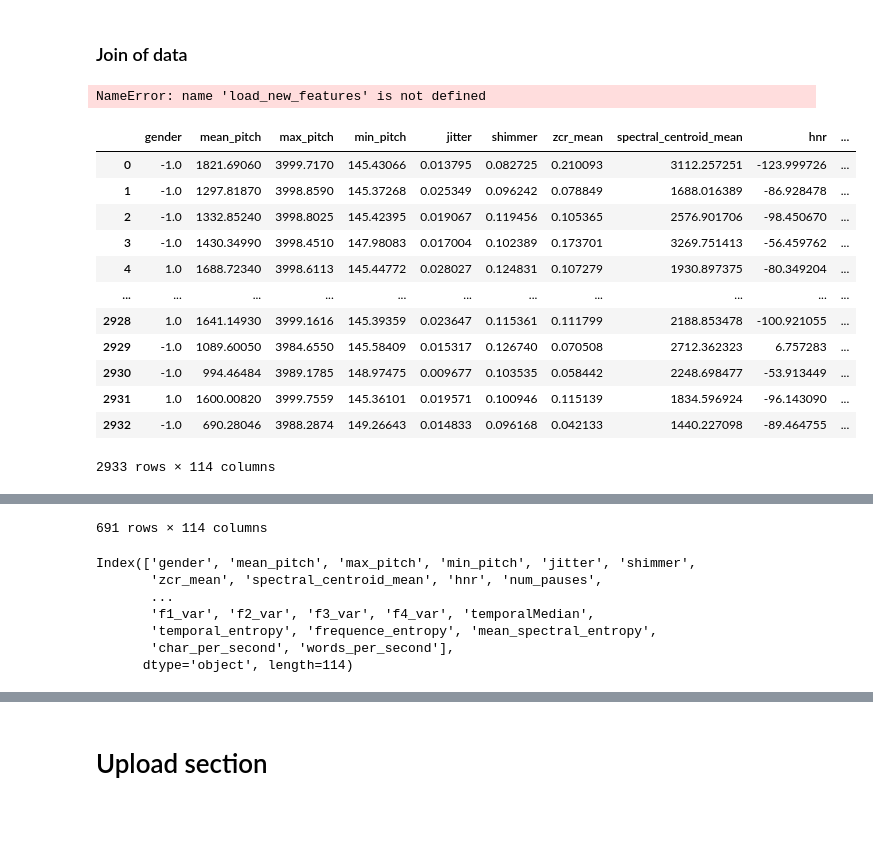
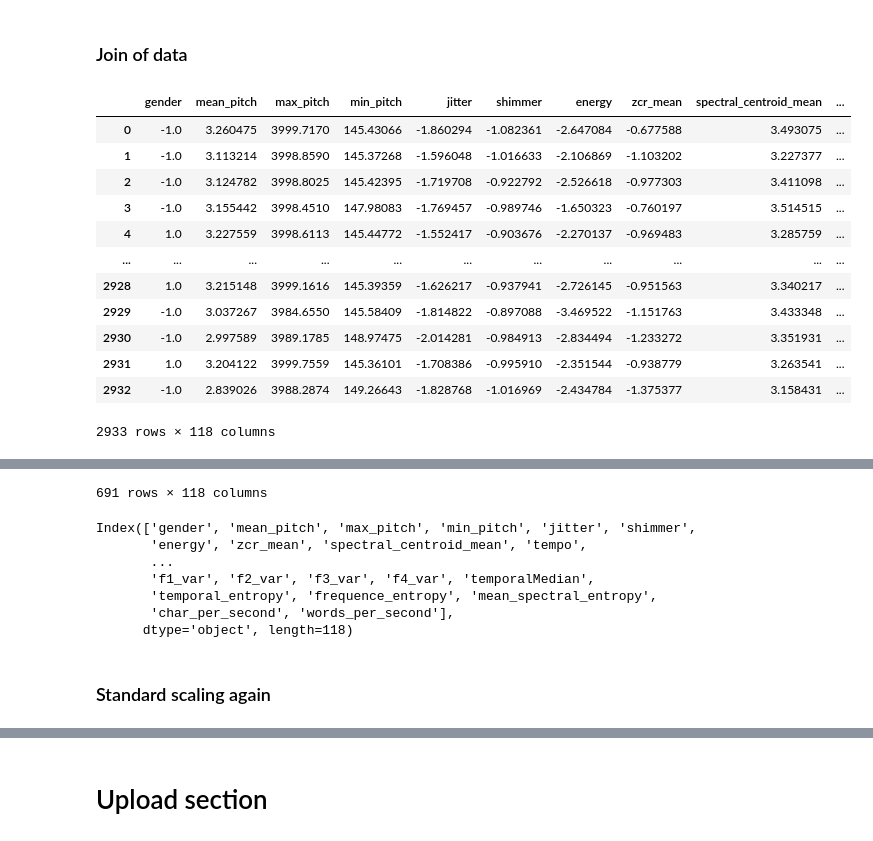
Before and after one commit to OTOTOTO02/Data-Science-Lab-process-and-methods-2024-25-WInter-Assignment, a Jupyter notebook: main.ipynb, the cells around one changed output, grey strips where cells are left out. Saved outputs shown, nothing was run; the diff lists cells and outputs as text; code cells hidden in the pictures.

```diff
--- a/main.ipynb
+++ b/main.ipynb
@@ -1854,16 +1205,15 @@ def load_features(dir, filter):
 
     return res
 # %%
-# filter = [1,1,0,0,1,0,0,0,1,1,1]
 filter = [1,1,1,0,1,0,0,1,1,1,1] # BEST FOR NOW
-# filter = [1,1,1,1,1,1,1,1,1,1,1]
 
-if COMPUTE_ALL:
+if COMPUTE_ALL_AUDIO_FEATURES:
     features_extracted_dev = extract_all_features(AUDIOS_DEVELOPMENT, audio_dev, extract_all_features_for_single_audio, n_jobs=-1)
+    formants = calc_macro_set_of_features(measureFormants, AUDIOS_DEVELOPMENT, audio_dev, 1)
+    features_extracted_dev = pd.concat([features_extracted_dev, formants], axis=1)
+
     save_features(features_extracted_dev, 'Features/dev/')
 else:
-    # features_extracted_dev = pd.read_csv('dev_features_extracted.csv', header=0, index_col=0)
-    # save_features(features_extracted_dev, 'Features/dev/')
     features_extracted_dev = load_features('Features/dev/', filter)
 
 features_extracted_dev.head()
@@ -1877,12 +1227,13 @@ features_extracted_dev.head()
 | 4 | 19.133583 | 463.564014 | 23.228543 | 965.0 | 1910.0 | 0.000036 | 0.005369 | ... |
 5 rows × 101 columns
 # %%
-if COMPUTE_ALL:
+if COMPUTE_ALL_AUDIO_FEATURES:
     features_extracted_eval = extract_all_features(AUDIOS_EVALUATION, audio_eval, extract_all_features_for_single_audio, n_jobs=-1)
+    formants = calc_macro_set_of_features(measureFormants, AUDIOS_EVALUATION, audio_eval, 1)
+    features_extracted_eval = pd.concat([features_extracted_eval, formants], axis=1)
+
     save_features(features_extracted_eval, 'Features/eval/')
 else:
-    # features_extracted_eval = pd.read_csv('eval_features_extracted.csv', header=0, index_col=0)
-    # save_features(features_extracted_eval, 'Features/eval/')
     features_extracted_eval = load_features('Features/eval/', filter)
 
 features_extracted_eval
@@ -1917,49 +1257,30 @@ def load_new_features(path):
-# %%
-features_extracted_dev = load_new_features('Features/dev/')
-features_extracted_eval = load_new_features('Features/eval/')
-
-display(features_extracted_dev.head())
-display(features_extracted_eval.head())
-# %% [output]
-NameError: name 'load_new_features' is not defined
 # %%
 step4_dev_df = pd.concat([no_age_dev_df, features_extracted_dev], axis=1)
-step4_eval_df = pd.concat([step3_log_eval_df, features_extracted_eval], axis=1) # BASTARDO NORMALIZZATO
-
-# step4_dev_df['word_per_second'] = step4_dev_df['num_words'] / step4_dev_df['audio_length']
-# step4_eval_df['word_per_second'] = step4_eval_df['num_words'] / step4_eval_df['audio_length']
-
-# step4_dev_df = step4_dev_df.drop(columns=['num_words', 'audio_length'], axis=1)
-# step4_eval_df = step4_eval_df.drop(columns=['num_words', 'audio_length'], axis=1)
-
-# variances = [col for col in step4_dev_df.columns if 'var' in col.split('_')]
-
-# step4_dev_df = step4_dev_df.drop(columns=variances, axis=1)
-# step4_eval_df = step4_eval_df.drop(columns=variances, axis=1)
+step4_eval_df = pd.concat([step3_log_eval_df, features_extracted_eval], axis=1)
 
 step4_dev_df['char_per_second'] = step4_dev_df['num_characters'] / step4_dev_df['audio_length']
 step4_eval_df['char_per_second'] = step4_eval_df['num_characters'] / step4_eval_df['audio_length']
 
 step4_dev_df['words_per_second'] = step4_dev_df['num_words'] / step4_dev_df['audio_length']
 step4_eval_df['words_per_second'] = step4_eval_df['num_words'] / step4_eval_df['audio_length']
 
-step4_dev_df = step4_dev_df.drop(columns=['num_characters', 'num_words', 'tempo', 'energy'], axis=1)
-step4_eval_df = step4_eval_df.drop(columns=['num_characters', 'num_words', 'tempo', 'energy'], axis=1)
+# step4_dev_df = step4_dev_df.drop(columns=['num_characters', 'num_words', 'tempo', 'energy'], axis=1)
+# step4_eval_df = step4_eval_df.drop(columns=['num_characters', 'num_words', 'tempo', 'energy'], axis=1)
 
 display(step4_dev_df)
 display(step4_eval_df)
 display(step4_dev_df.columns)
 # %% [output]
-|  | gender | mean_pitch | max_pitch | min_pitch | jitter | shimmer | zcr_mean | spectral_centroid_mean | hnr | ... |
-| 0 | -1.0 | 1821.69060 | 3999.7170 | 145.43066 | 0.013795 | 0.082725 | 0.210093 | 3112.257251 | -123.999726 | ... |
-| 1 | -1.0 | 1297.81870 | 3998.8590 | 145.37268 | 0.025349 | 0.096242 | 0.078849 | 1688.016389 | -86.928478 | ... |
-| 2 | -1.0 | 1332.85240 | 3998.8025 | 145.42395 | 0.019067 | 0.119456 | 0.105365 | 2576.901706 | -98.450670 | ... |
-| 3 | -1.0 | 1430.34990 | 3998.4510 | 147.98083 | 0.017004 | 0.102389 | 0.173701 | 3269.751413 | -56.459762 | ... |
-| 4 | 1.0 | 1688.72340 | 3998.6113 | 145.44772 | 0.028027 | 0.124831 | 0.107279 | 1930.897375 | -80.349204 | ... |
+|  | gender | mean_pitch | max_pitch | min_pitch | jitter | shimmer | energy | zcr_mean | spectral_centroid_mean | ... |
+| 0 | -1.0 | 3.260475 | 3999.7170 | 145.43066 | -1.860294 | -1.082361 | -2.647084 | -0.677588 | 3.493075 | ... |
+| 1 | -1.0 | 3.113214 | 3998.8590 | 145.37268 | -1.596048 | -1.016633 | -2.106869 | -1.103202 | 3.227377 | ... |
+| 2 | -1.0 | 3.124782 | 3998.8025 | 145.42395 | -1.719708 | -0.922792 | -2.526618 | -0.977303 | 3.411098 | ... |
+| 3 | -1.0 | 3.155442 | 3998.4510 | 147.98083 | -1.769457 | -0.989746 | -1.650323 | -0.760197 | 3.514515 | ... |
+| 4 | 1.0 | 3.227559 | 3998.6113 | 145.44772 | -1.552417 | -0.903676 | -2.270137 | -0.969483 | 3.285759 | ... |
 | ... | ... | ... | ... | ... | ... | ... | ... | ... | ... | ... |
-| 2928 | 1.0 | 1641.14930 | 3999.1616 | 145.39359 | 0.023647 | 0.115361 | 0.111799 | 2188.853478 | -100.921055 | ... |
-| 2929 | -1.0 | 1089.60050 | 3984.6550 | 145.58409 | 0.015317 | 0.126740 | 0.070508 | 2712.362323 | 6.757283 | ... |
-| 2930 | -1.0 | 994.46484 | 3989.1785 | 148.97475 | 0.009677 | 0.103535 | 0.058442 | 2248.698477 | -53.913449 | ... |
-| 2931 | 1.0 | 1600.00820 | 3999.7559 | 145.36101 | 0.019571 | 0.100946 | 0.115139 | 1834.596924 | -96.143090 | ... |
-| 2932 | -1.0 | 690.28046 | 3988.2874 | 149.26643 | 0.014833 | 0.096168 | 0.042133 | 1440.227098 | -89.464755 | ... |
+| 2928 | 1.0 | 3.215148 | 3999.1616 | 145.39359 | -1.626217 | -0.937941 | -2.726145 | -0.951563 | 3.340217 | ... |
+| 2929 | -1.0 | 3.037267 | 3984.6550 | 145.58409 | -1.814822 | -0.897088 | -3.469522 | -1.151763 | 3.433348 | ... |
+| 2930 | -1.0 | 2.997589 | 3989.1785 | 148.97475 | -2.014281 | -0.984913 | -2.834494 | -1.233272 | 3.351931 | ... |
+| 2931 | 1.0 | 3.204122 | 3999.7559 | 145.36101 | -1.708386 | -0.995910 | -2.351544 | -0.938779 | 3.263541 | ... |
+| 2932 | -1.0 | 2.839026 | 3988.2874 | 149.26643 | -1.828768 | -1.016969 | -2.434784 | -1.375377 | 3.158431 | ... |
-2933 rows × 114 columns
+2933 rows × 118 columns
@@ -1978,9 +1299,11 @@ display(step4_dev_df.columns)
-691 rows × 114 columns
+691 rows × 118 columns
 Index(['gender', 'mean_pitch', 'max_pitch', 'min_pitch', 'jitter', 'shimmer',
-       'zcr_mean', 'spectral_centroid_mean', 'hnr', 'num_pauses',
+       'energy', 'zcr_mean', 'spectral_centroid_mean', 'tempo',
        ...
        'f1_var', 'f2_var', 'f3_var', 'f4_var', 'temporalMedian',
        'temporal_entropy', 'frequence_entropy', 'mean_spectral_entropy',
        'char_per_second', 'words_per_second'],
-      dtype='object', length=114)
+      dtype='object', length=118)
+# %% [markdown]
+### Standard scaling again
 # %%
```
Also changed, not shown: parts of 112 cells of this notebook, 3 other files.
